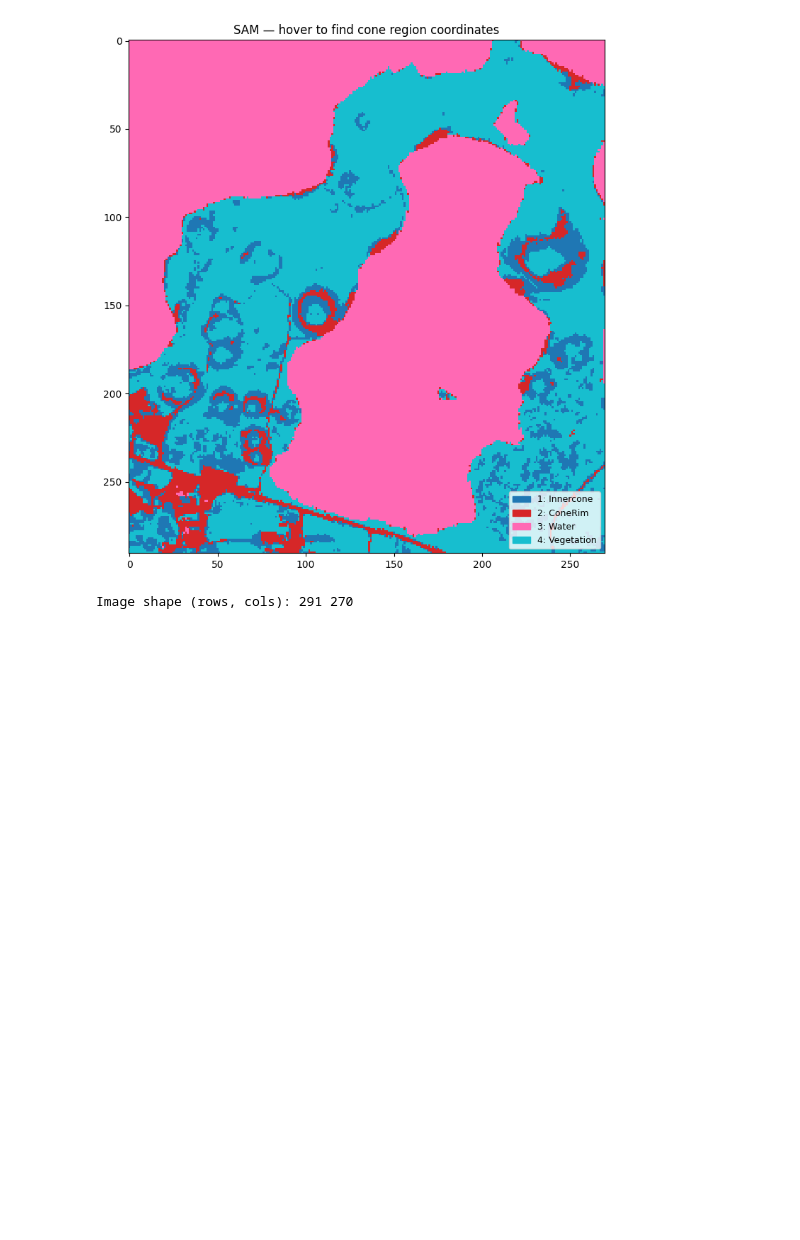
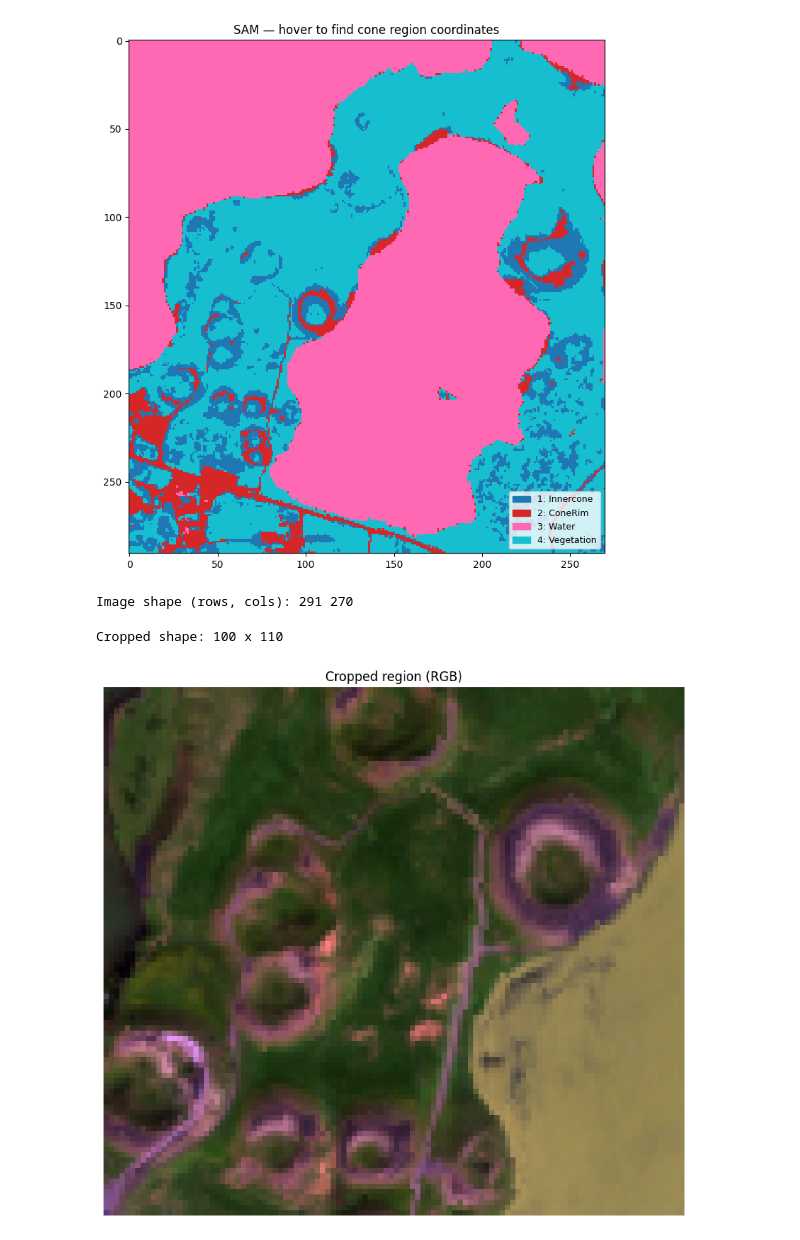
Before and after one commit to roalddalhwriter/isro, a Jupyter notebook: IcelandHyperspectral.ipynb, the cells around one changed output. Saved outputs shown, nothing was run; the diff lists cells and outputs as text; code cells hidden in the pictures; blank space fills up the shorter version.

```diff
--- a/IcelandHyperspectral.ipynb
+++ b/IcelandHyperspectral.ipynb
@@ -285,4 +285,30 @@ print("Image shape (rows, cols):", rows, cols)
 # %% [output]
 [figure]
 Image shape (rows, cols): 291 270
+# %%
+# Crop raw data first
+r_start, r_end = 120, 220
+c_start, c_end = 20,  130
+
+data_crop        = data[r_start:r_end, c_start:c_end, :]
+rows_c, cols_c, _ = data_crop.shape
+print(f"Cropped shape: {rows_c} x {cols_c}")
+
+# Visualize the crop using RGB bands
+r_idx = np.argmin(np.abs(img_wavelengths - 650))
+g_idx = np.argmin(np.abs(img_wavelengths - 550))
+b_idx = np.argmin(np.abs(img_wavelengths - 450))
+
+rgb = data_crop[:, :, [r_idx, g_idx, b_idx]].astype(np.float32)
+rgb = (rgb - rgb.min()) / (rgb.max() - rgb.min() + 1e-10)
+
+plt.figure(figsize=(8, 8))
+plt.imshow(rgb)
+plt.title('Cropped region (RGB)')
+plt.axis('off')
+plt.tight_layout()
+plt.show()
+# %% [output]
+Cropped shape: 100 x 110
+[figure, added]
 # %%
```
Also changed, not shown: parts of 1 cell of this notebook.
